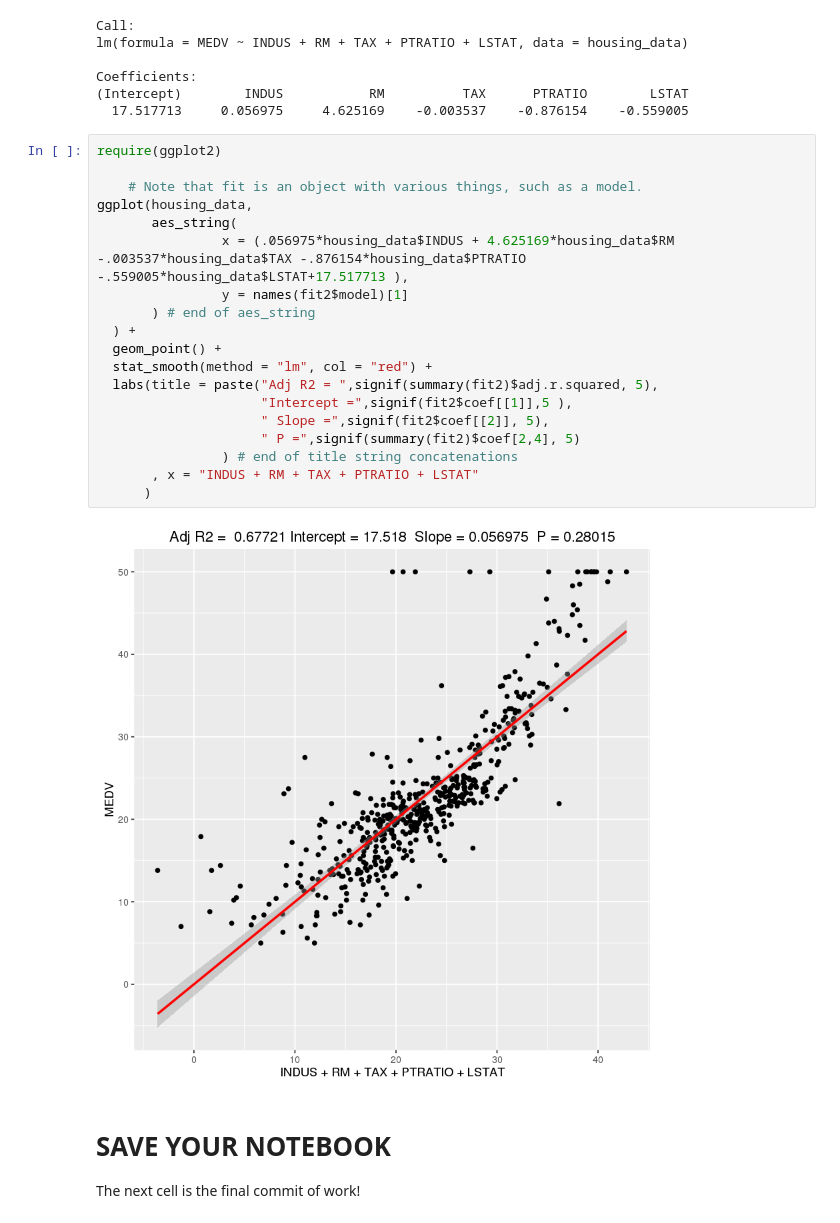
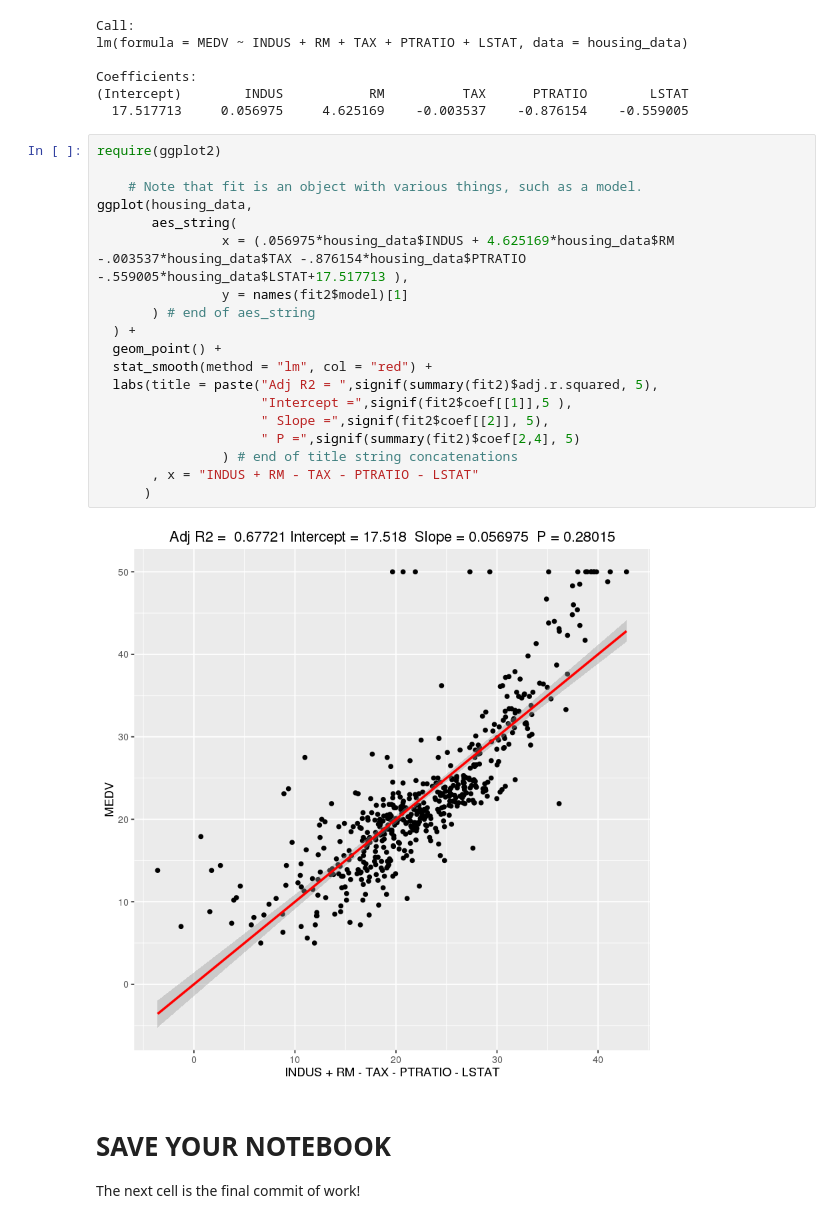
Before and after one commit to asouleymane/Mat-Stat-foundations, a Jupyter notebook: modules/module2/exercises/Exercises.ipynb, the cells around one changed output. Drawn from its saved outputs; the diff is of its cells as text.

```diff
--- a/modules/module2/exercises/Exercises.ipynb
+++ b/modules/module2/exercises/Exercises.ipynb
@@ -239,24 +239,24 @@ Coefficients:
 # %%
 require(ggplot2)
 
     # Note that fit is an object with various things, such as a model.
 ggplot(housing_data,
        aes_string(
                 x = (.056975*housing_data$INDUS + 4.625169*housing_data$RM -.003537*housing_data$TAX -.876154*housing_data$PTRATIO -.559005*housing_data$LSTAT+17.517713 ),
                 y = names(fit2$model)[1]
        ) # end of aes_string
   ) +
   geom_point() +
   stat_smooth(method = "lm", col = "red") +
   labs(title = paste("Adj R2 = ",signif(summary(fit2)$adj.r.squared, 5),
                      "Intercept =",signif(fit2$coef[[1]],5 ),
                      " Slope =",signif(fit2$coef[[2]], 5),
                      " P =",signif(summary(fit2)$coef[2,4], 5)
                 ) # end of title string concatenations
-       , x = "INDUS + RM + TAX + PTRATIO + LSTAT"
+       , x = "INDUS + RM - TAX - PTRATIO - LSTAT"
       )
 # %% [output]
-[figure, old version]
+[figure, new version]
 # %% [markdown]
 # SAVE YOUR NOTEBOOK
 
```
Also changed, not shown: parts of 1 cell of this notebook, 5 other files.
